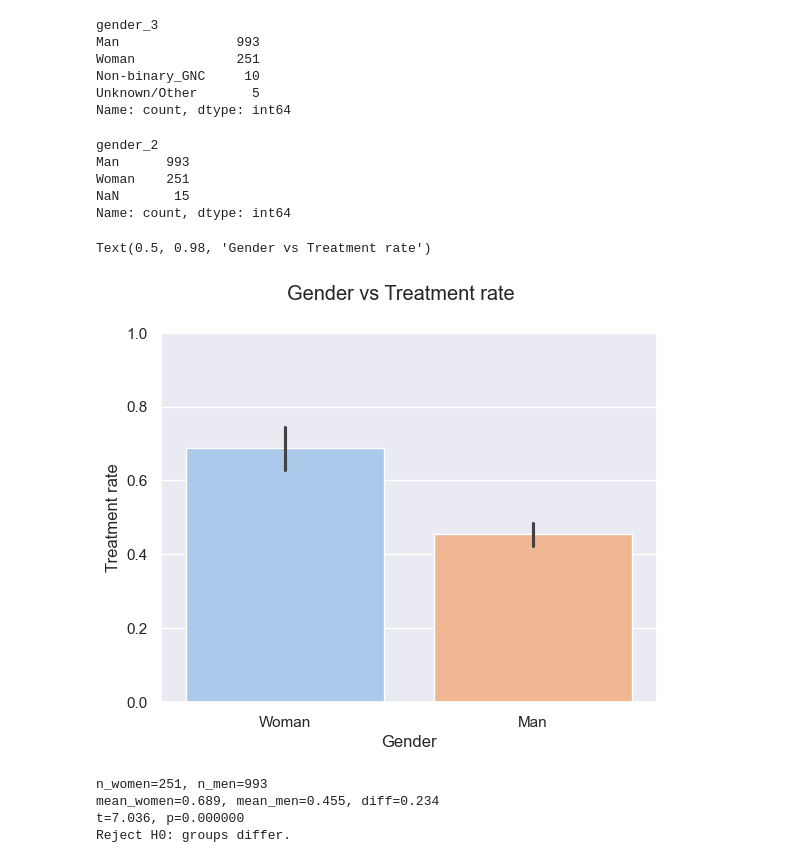
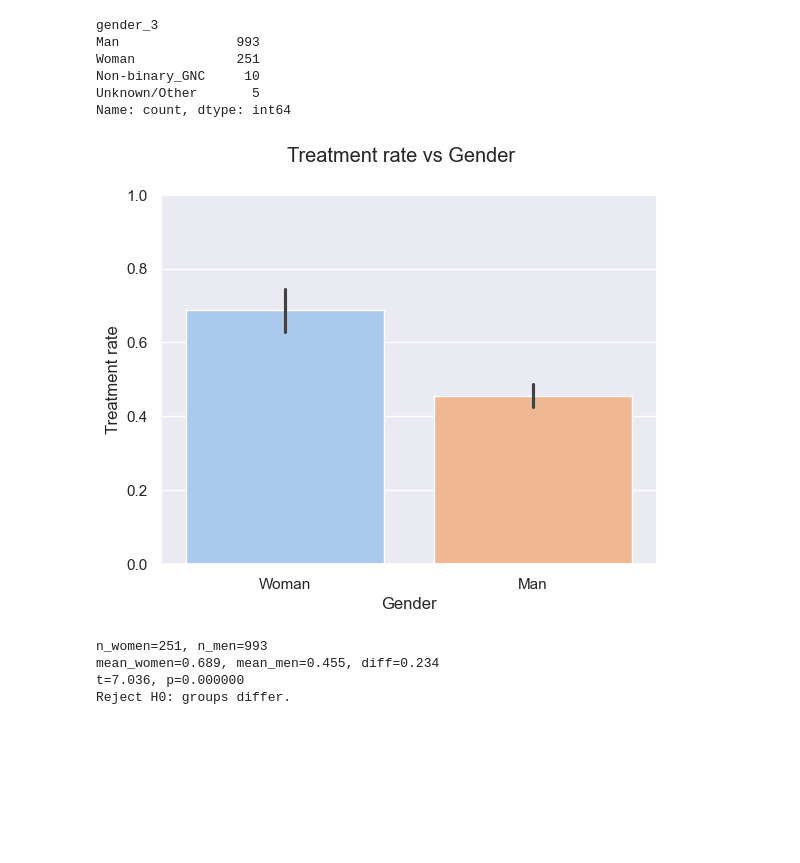
Before and after one commit to OzkanGelincik/tech-mental-health-eda, a Jupyter notebook: mental_health_in_tech_EDA.ipynb, the cells around one changed output. Cells and saved outputs as stored; diff of their text form; code cells hidden in the pictures; blank space fills up the shorter version.

```diff
--- a/mental_health_in_tech_EDA.ipynb
+++ b/mental_health_in_tech_EDA.ipynb
@@ -611,6 +642,25 @@ df["company_size_cat"] = (df["company_size_cat"]
                              .fillna("Unknown")
                              .astype(pd.CategoricalDtype(order, ordered=True))
 )
+
+cat_map2 = {
+    "1-5": "≤100",
+    "6-25": "≤100",
+    "26-100": "≤100",
+    "100-500": "100-500",
+    "500-1000": "≥500",
+    "1000+": "≥500",
+    "more than 1000": "≥500"
+}
+
+df["company_size_cat2"] = raw.map(cat_map2)
+
+order2 = ["≤100", "100-500", "≥500"]
+
+df["company_size_cat2"] = (df["company_size_cat2"]
+                               .fillna("Unknown")
+                               .astype(CategoricalDtype(categories=order2, ordered=True))
+)
 # %% [markdown]
 #### Creating an ordinal variable for company size
 # %%
@@ -1566,26 +1715,14 @@ Non-binary_GNC     10
 Unknown/Other       5
 Name: count, dtype: int64
 # %%
-df["gender_2"] = df["gender_3"].where(df["gender_3"].isin(["Woman", "Man"]), pd.NA)
-
-df["gender_2"] = df["gender_2"].astype(CategoricalDtype(categories=["Woman", "Man"], ordered=False))
-
-#Sanity check
-print(df["gender_2"].value_counts(dropna=False))
-
 g = sns.barplot(data=df, x="gender_2", y="treat_bin", estimator=np.mean, errorbar=("ci", 95), dodge=False, palette="pastel", hue="gender_2", legend=False)
 g.set(ylim=(0, 1))
 g.set_xlabel("Gender")
 g.set_ylabel("Treatment rate")
-g.figure.suptitle("Gender vs Treatment rate")
+g.figure.suptitle("Treatment rate vs Gender")
+plt.show()
 # %% [output]
-gender_2
-Man      993
-Woman    251
-NaN       15
-Name: count, dtype: int64
-Text(0.5, 0.98, 'Gender vs Treatment rate')
-[figure, old version]
+[figure, new version]
 # %%
 import numpy as np
 from scipy import stats
```
Also changed, not shown: parts of 46 cells of this notebook.
